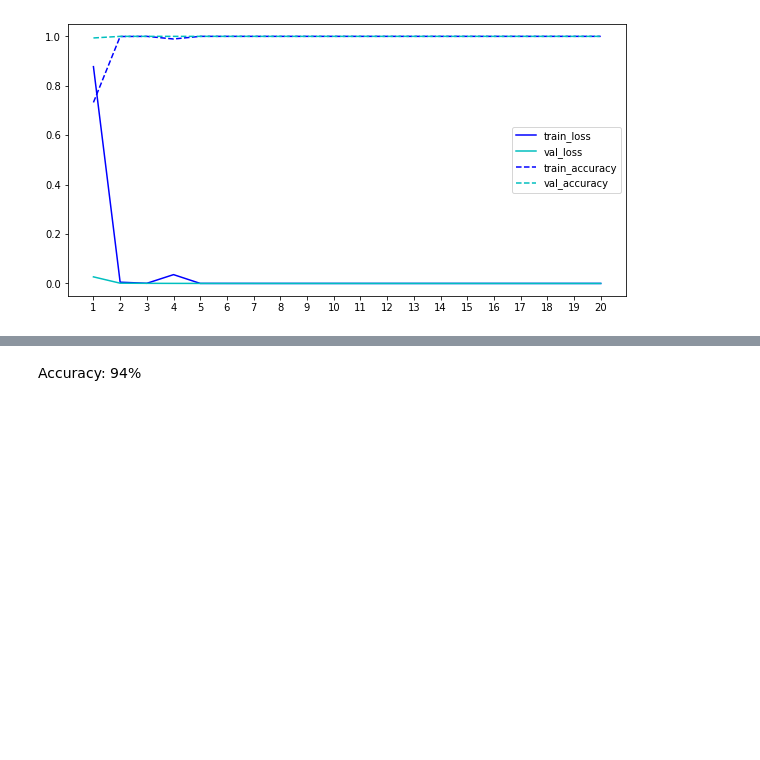
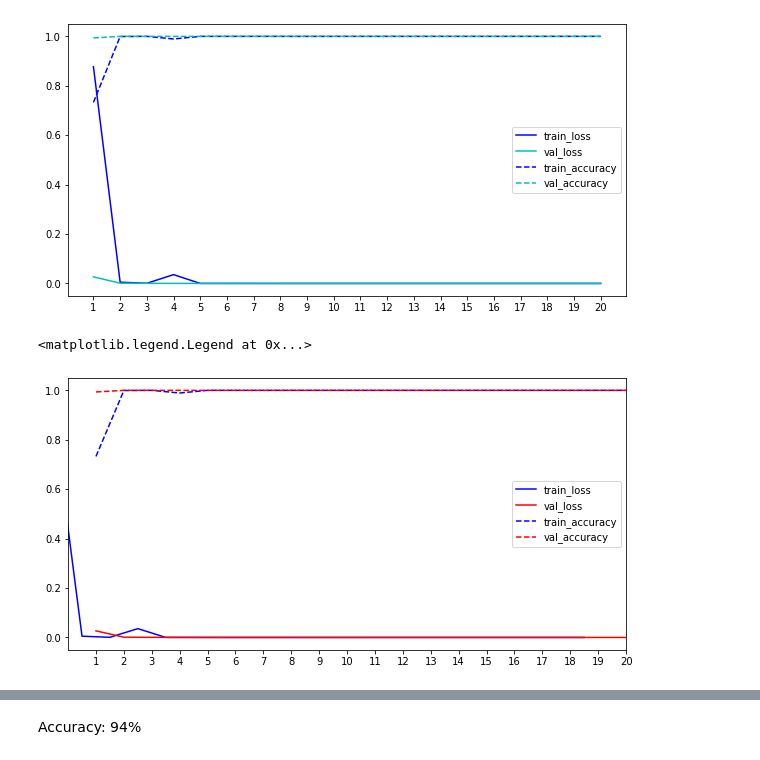
Before and after one commit to Sathwick-Reddy-M/Sign-Language-Recognition, a Jupyter notebook: sign-language-recognition.ipynb, the cells around one changed output, grey strips where cells are left out. Cells and saved outputs as stored; diff of their text form; code cells hidden in the pictures; blank space fills up the shorter version.

```diff
--- a/sign-language-recognition.ipynb
+++ b/sign-language-recognition.ipynb
@@ -200,3 +200,20 @@ ax.legend()
 # %% [output]
 <matplotlib.legend.Legend at 0x...>
 [figure]
+# %%
+# Training Loss Correction
+
+fig, ax = plt.subplots(figsize=(10, 5))
+n_epochs = len(h['loss'])
+
+# Shift training loss by 0.5 as training loss is measured during the epoch and validation loss is measured after the epoch
+ax.plot(np.arange(n_epochs)-0.5, h['loss'], color='b', label='train_loss')
+ax.plot(range(1, n_epochs+1), h['val_loss'], color='r', label='val_loss')
+ax.plot(range(1, n_epochs+1), h['accuracy'], color='b', label='train_accuracy', linestyle='--')
+ax.plot(range(1, n_epochs+1), h['val_accuracy'], color='r', label='val_accuracy', linestyle='--')
+ax.set_xlim(0, n_epochs)
+ax.set_xticks(range(1, n_epochs+1))
+ax.legend()
+# %% [output]
+<matplotlib.legend.Legend at 0x...>
+[figure, added]
```
Also changed, not shown: parts of 8 cells of this notebook.
